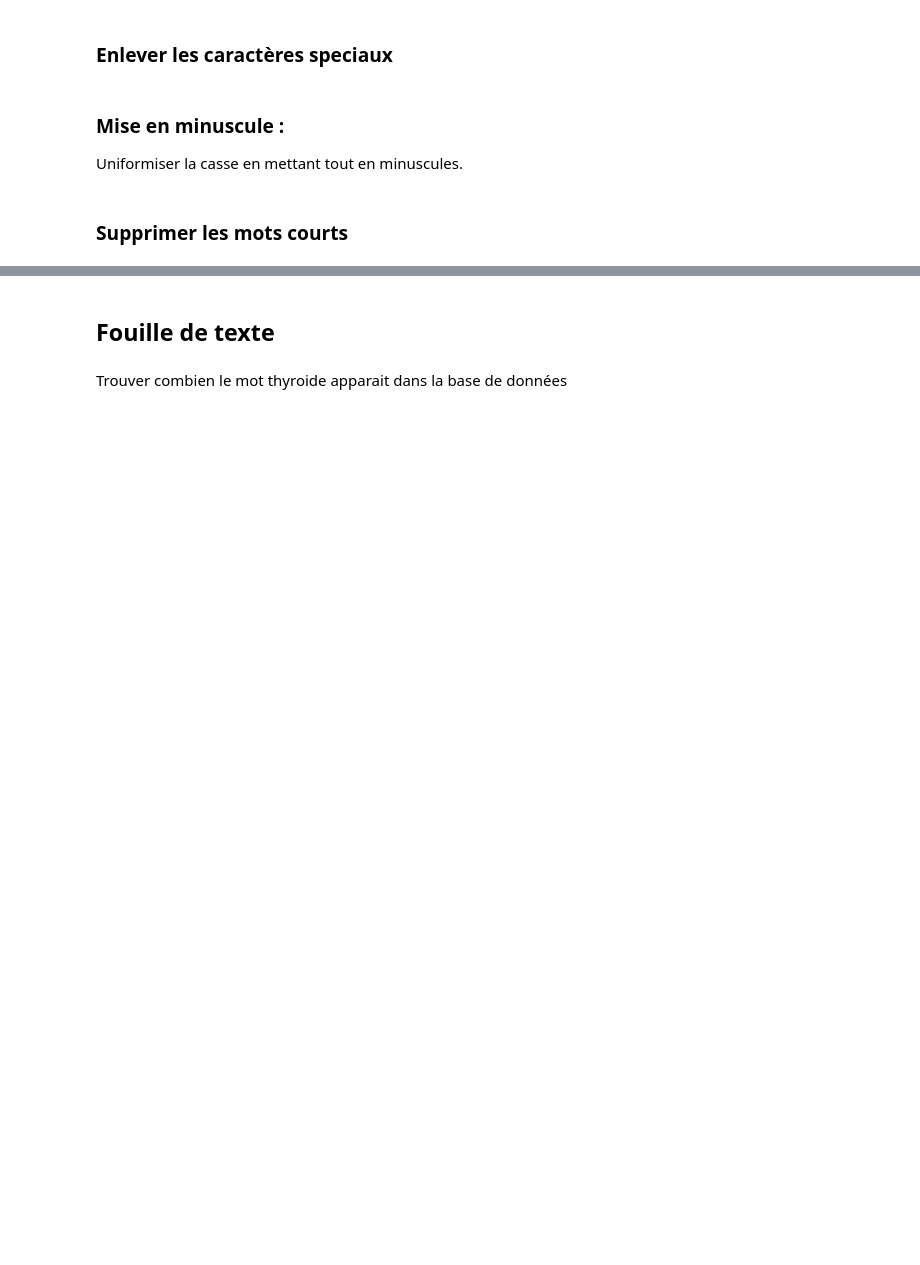
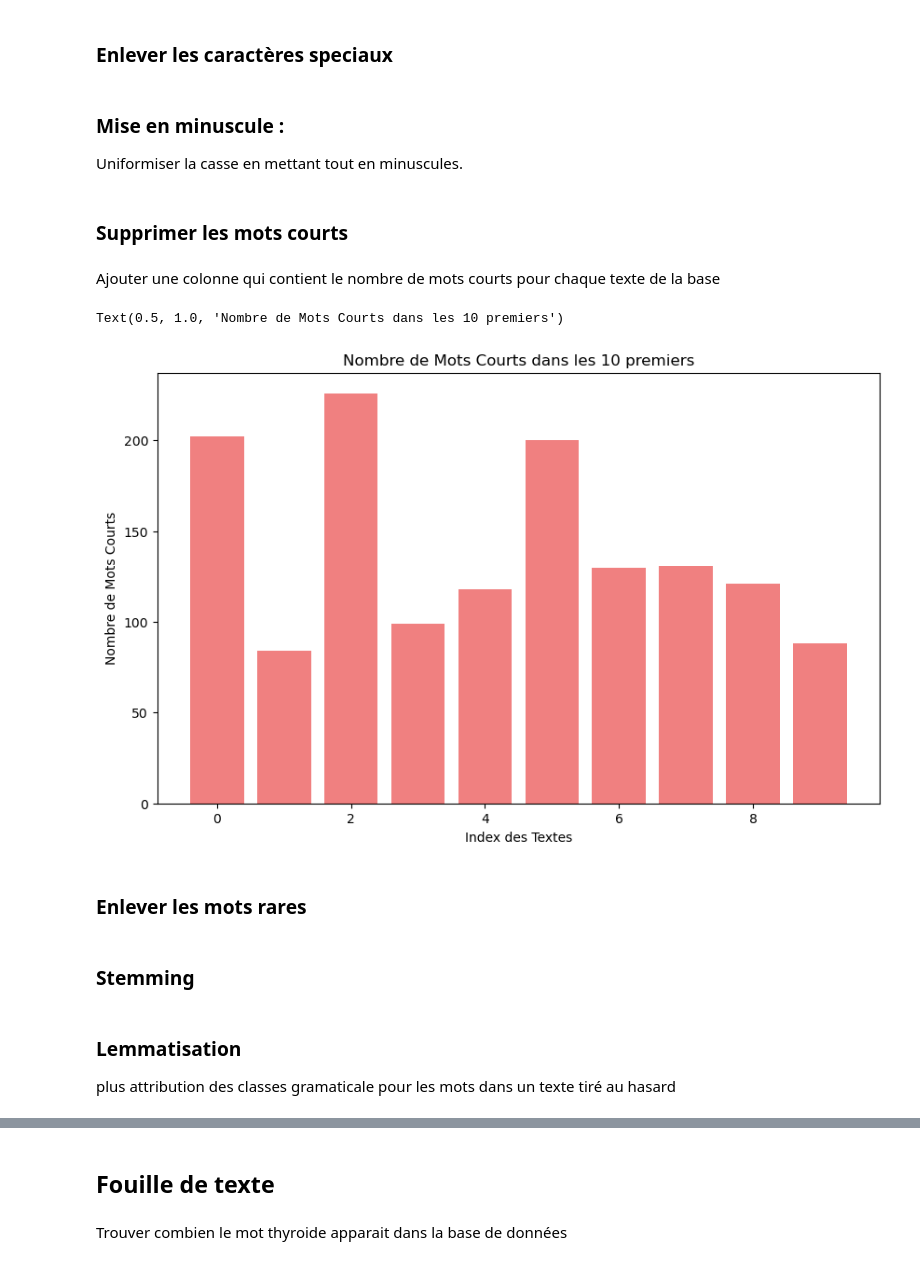
Before and after one commit to m4ddabs/projet-nlp-m2, a Jupyter notebook: projet_nlp_m2.ipynb, the cells around one changed output, grey strips where cells are left out. Drawn from its saved outputs; the diff is of its cells as text; code cells hidden in the pictures; blank space fills up the shorter version.

```diff
--- a/projet_nlp_m2.ipynb
+++ b/projet_nlp_m2.ipynb
@@ -100,3 +198,30 @@ Uniformiser la casse en mettant tout en minuscules.
 df['Description'] = df['Description'].str.lower()
 # %% [markdown]
 ### Supprimer les mots courts
+# %% [markdown]
+Ajouter une colonne qui contient le nombre de mots courts pour chaque texte de la base
+# %%
+import pandas as pd
+import matplotlib.pyplot as plt
+from nltk.tokenize import word_tokenize
+
+def extract_short_words(text, min_length=3):
+    words = text.split()
+    short_words = [word for word in words if len(word) < min_length]
+    return ' '.join(short_words)
+
+def remove_short_words(text, min_length=3):
+    words = text.split()
+    filtered_words = [word for word in words if len(word) >= min_length]
+    return ' '.join(filtered_words)
+
+df['Short_Words'] = df['Description'].apply(extract_short_words)
+top_10_texts = df.head(10)
+plt.figure(figsize=(10, 6))
+plt.bar(top_10_texts.index, top_10_texts['Short_Words'].apply(lambda x: len(x.split())), color='lightcoral')
+plt.xlabel('Index des Textes')
+plt.ylabel('Nombre de Mots Courts')
+plt.title('Nombre de Mots Courts dans les 10 premiers')
+# %% [output]
+Text(0.5, 1.0, 'Nombre de Mots Courts dans les 10 premiers')
+[figure, added]
@@ -103 +230,3 @@ df['Description'] = df['Description'].str.lower()
+# %% [markdown]
+### Enlever les mots rares
 # %%
@@ -111,0 +245,2 @@ spacy.load()
+# %% [markdown]
+### Stemming
@@ -111,0 +258,3 @@ spacy.load()
+# %% [markdown]
+### Lemmatisation
+plus attribution des classes gramaticale pour les mots dans un texte tiré au hasard
```
Also changed, not shown: parts of 29 cells of this notebook.
